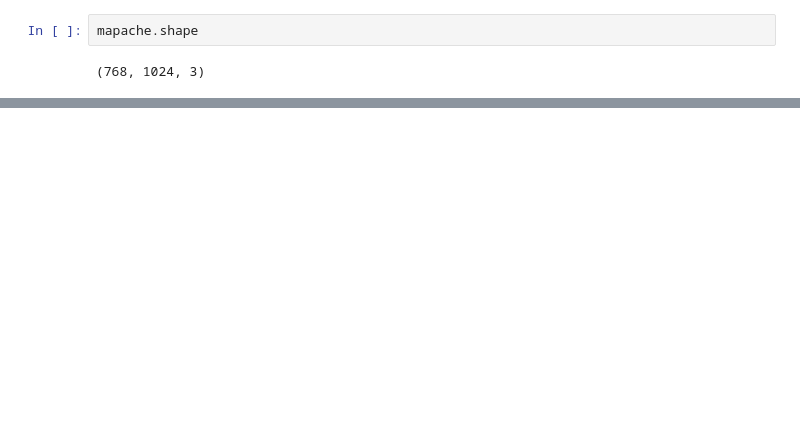
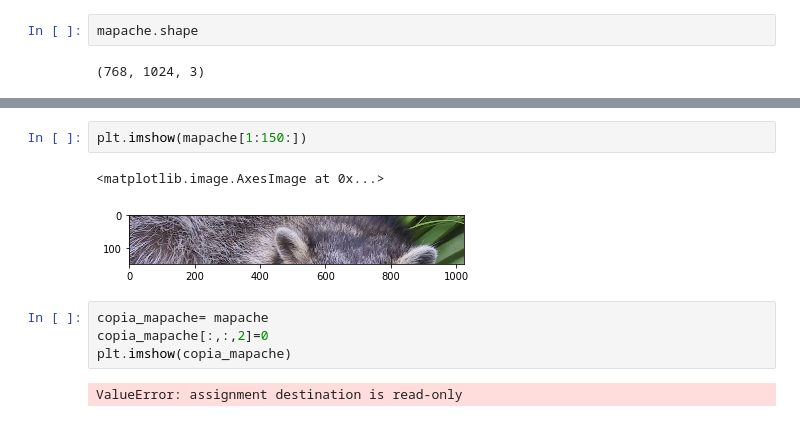
Before and after one commit to 2019-a-gr1-python/py-parra-socasi-jonathan-javier, a Jupyter notebook: 06_Imagenes.ipynb, the cells around one changed output, grey strips where cells are left out. Cells and saved outputs as stored; diff of their text form; blank space fills up the shorter version.

```diff
--- a/06_Imagenes.ipynb
+++ b/06_Imagenes.ipynb
@@ -60,0 +60,11 @@ mapache.shape
+# %%
+plt.imshow(mapache[1:150:])
+# %% [output]
+<matplotlib.image.AxesImage at 0x...>
+[figure, added]
+# %%
+copia_mapache= mapache
+copia_mapache[:,:,2]=0
+plt.imshow(copia_mapache)
+# %% [output]
+ValueError: assignment destination is read-only
```
Also changed, not shown: parts of 7 cells of this notebook.
